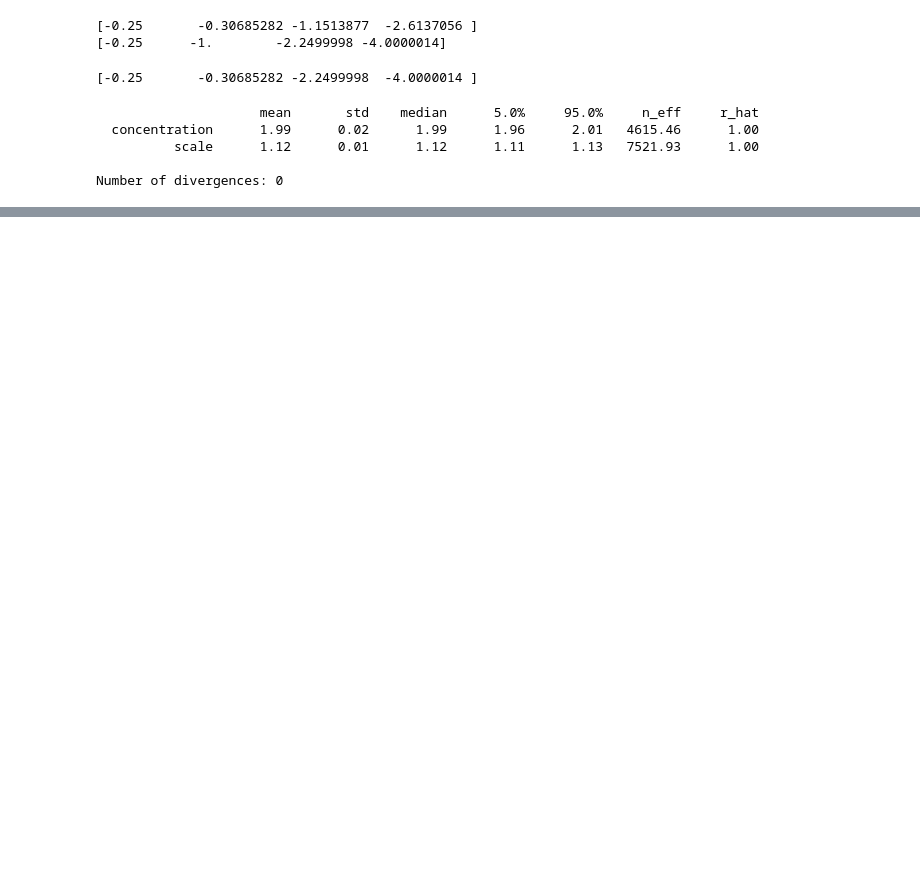
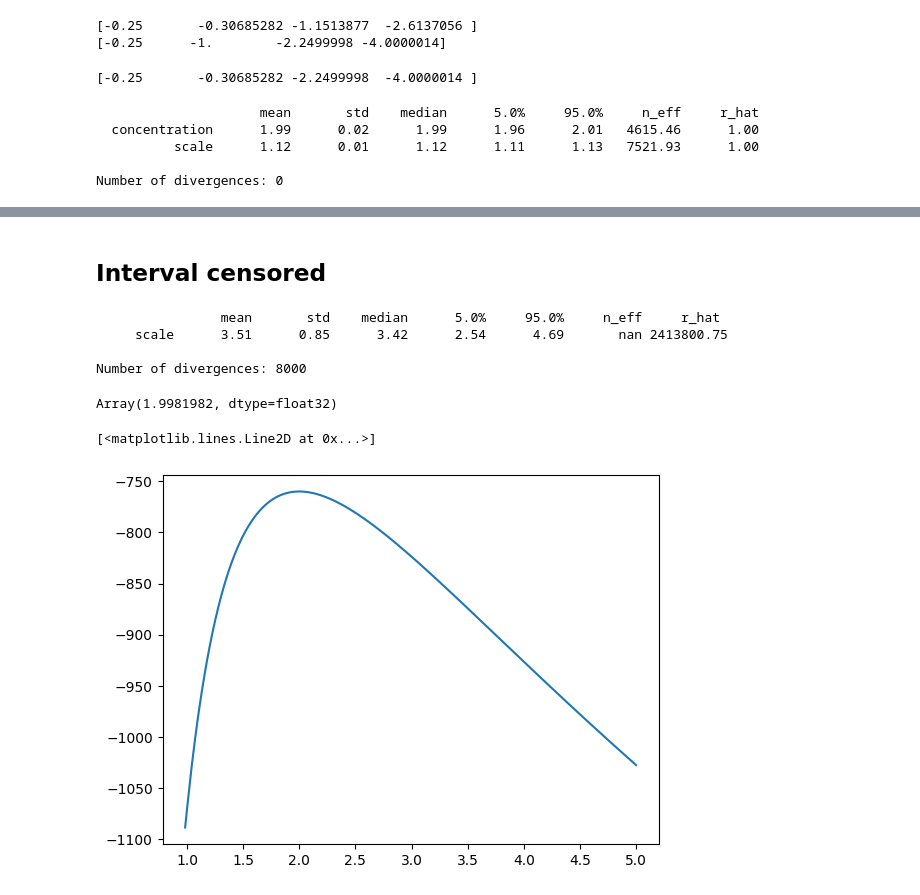
Before and after one commit to vanAmsterdam/numpyro, a Jupyter notebook: notebooks/source/survival_analysis.ipynb, the cells around one changed output, grey strips where cells are left out. Saved outputs shown, nothing was run; the diff lists cells and outputs as text; code cells hidden in the pictures; blank space fills up the shorter version.

Commit message:
implement interval censoring; mcmc not working, log_prob seems ok

```diff
--- a/notebooks/source/survival_analysis.ipynb
+++ b/notebooks/source/survival_analysis.ipynb
@@ -64,0 +139,55 @@ Number of divergences: 0
+# %% [markdown]
+## Interval censored
+# %%
+rng_key = random.PRNGKey(1)
+
+kx, kl, kr = random.split(rng_key, 3)
+x_orig = dist.HalfNormal(2).sample(kx, (1000,))
+left = dist.HalfNormal(1).sample(kl, (1000,)) # left censoring
+right = dist.HalfNormal(3).sample(kr, (1000,)) # right censoring
+
+x1 = jnp.full(x_orig.shape, jnp.nan) # initialize with nan
+x2 = jnp.full(x_orig.shape, jnp.nan)
+
+x1 = jnp.where(x_orig > right, right, x1) # right censored
+x2 = jnp.where(x_orig < left, left, x2) # left censored
+# interval censored:
+x1 = jnp.where((x_orig >= left) & (x_orig <= right), left, x1)
+x2 = jnp.where((x_orig >= left) & (x_orig <= right), right, x2)
+
+x = jnp.stack([x1, x2], axis=-1)
+
+df = pd.DataFrame(dict(x=x_orig, left=left, right=right, x1=x1, x2=x2))
+
+def model_interval(x):
+    # scale = numpyro.sample("scale", dist.HalfNormal(10))
+    scale = numpyro.sample("scale", dist.Uniform(1.0, 10.0))
+
+    # with numpyro.plate("data", len(x)):
+    cens_dist = IntervalCensoredDistribution(dist.HalfNormal(scale))
+
+    numpyro.sample("obs", cens_dist, obs=x)
+
+init_params = {"scale": jnp.full((4,), jnp.array(2.0))}
+init_params = None
+mcmc_interval = MCMC(NUTS(model_interval), num_warmup=1000, num_samples=2000, num_chains=4)
+mcmc_interval.run(rng_key, x, init_params=init_params)
+mcmc_interval.print_summary()
+# %% [output]
+                mean       std    median      5.0%     95.0%     n_eff     r_hat
+     scale      3.51      0.85      3.42      2.54      4.69       nan 2413800.75
+
+Number of divergences: 8000
+# %%
+scales = jnp.linspace(0.1, 5, 1000)
+lp = jax.vmap(lambda s: IntervalCensoredDistribution(dist.HalfNormal(s)).log_prob(x).sum())(scales)
+# %%
+scales[jnp.argmax(lp)]
+# %% [output]
+Array(1.9981982, dtype=float32)
+# %%
+import matplotlib.pyplot as plt
+plt.plot(scales, lp)
+# %% [output]
+[<matplotlib.lines.Line2D at 0x...>]
+[figure, added]
```
Also changed, not shown: parts of 8 cells of this notebook, 2 other files.
